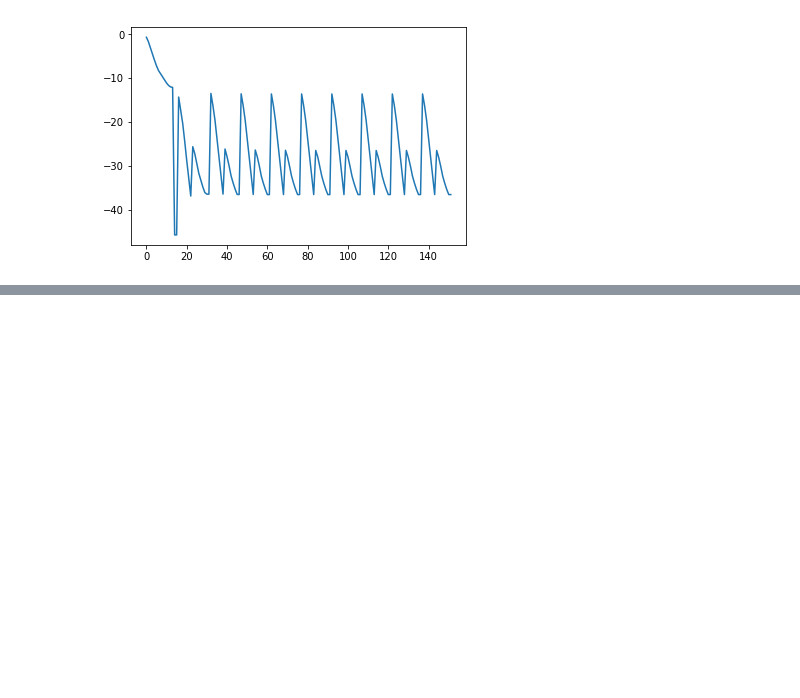
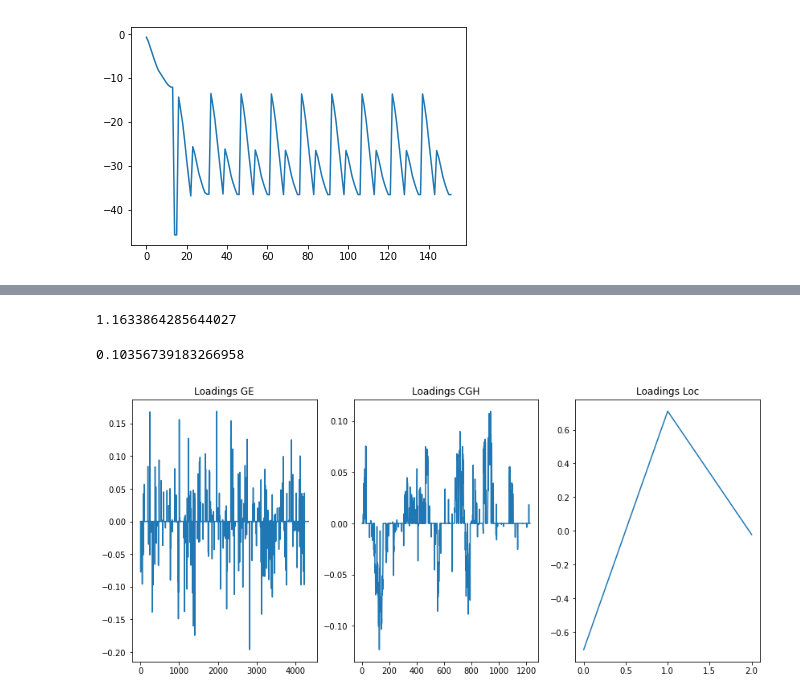
Before and after one commit to neurospin/pylearn-parsimony, a Jupyter notebook: examples/Glioma_Data/Results-Copy1.ipynb, the cells around one changed output, grey strips where cells are left out. Saved outputs shown, nothing was run; the diff lists cells and outputs as text; code cells hidden in the pictures; blank space fills up the shorter version.

```diff
--- a/examples/Glioma_Data/Results-Copy1.ipynb
+++ b/examples/Glioma_Data/Results-Copy1.ipynb
@@ -213,0 +238,3 @@ prob[-198]['num_iter']
+# %%
+results = pd.read_csv('config_L1L1_proj_yo.csv').drop('Unnamed: 0',axis=1)
+best_mod = np.load('best_estimator_config_L1L1_proj_yo.npy').item().steps[1][1]
@@ -213,0 +252,22 @@ prob[-198]['num_iter']
+# %%
+results.param_sgcca__l1.min() * np.sqrt(4341)
+# %% [output]
+1.1633864285644027
+# %%
+results.mean_fit_time.mean()
+# %% [output]
+0.10356739183266958
+# %%
+w = best_mod.w
+plt.figure(figsize=(14,6))
+plt.subplot(131)
+plt.plot(w[0])
+plt.title('Loadings GE')
+plt.subplot(132)
+plt.plot(w[1])
+plt.title('Loadings CGH');
+plt.subplot(133)
+plt.plot(w[2])
+plt.title('Loadings Loc');
+# %% [output]
+[figure, added]
```
Also changed, not shown: parts of 30 cells of this notebook, 5 other files.
